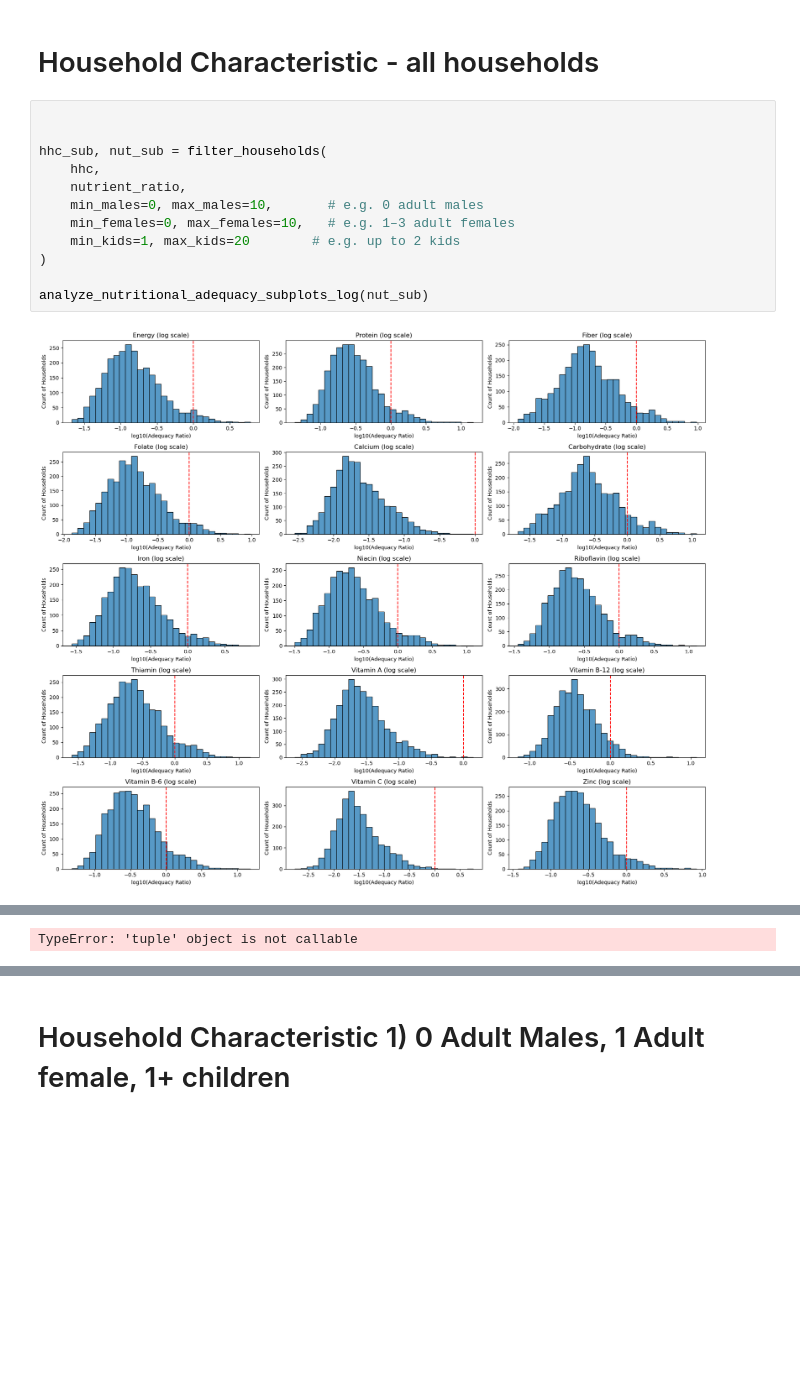
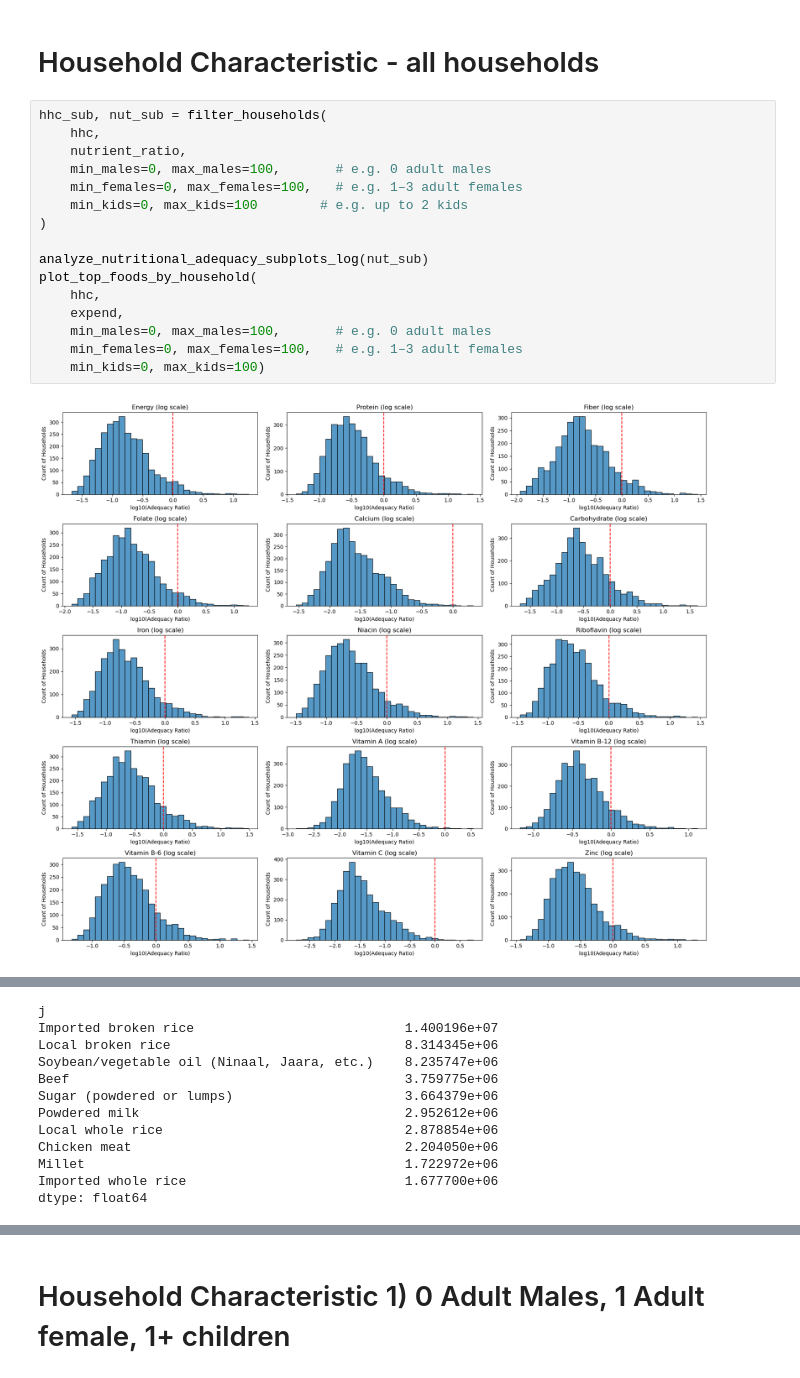
Before and after one commit to reilyfairchild/EEP153-Project-3, a Jupyter notebook: Senegal_Project_3.ipynb, the cells around one changed output, grey strips where cells are left out. Saved outputs shown, nothing was run; the diff lists cells and outputs as text; blank space fills up the shorter version.

Commit message:
added top 10 food expenditures

```diff
--- a/Senegal_Project_3.ipynb
+++ b/Senegal_Project_3.ipynb
@@ -952,16 +1158,20 @@ def analyze_nutritional_adequacy_subplots_log(
 # %% [markdown]
 # Household Characteristic - all households
 # %%
-
-
 hhc_sub, nut_sub = filter_households(
     hhc,
     nutrient_ratio,
-    min_males=0, max_males=10,       # e.g. 0 adult males
-    min_females=0, max_females=10,   # e.g. 1–3 adult females
-    min_kids=1, max_kids=20        # e.g. up to 2 kids
+    min_males=0, max_males=100,       # e.g. 0 adult males
+    min_females=0, max_females=100,   # e.g. 1–3 adult females
+    min_kids=0, max_kids=100        # e.g. up to 2 kids
 )
 
 analyze_nutritional_adequacy_subplots_log(nut_sub)
+plot_top_foods_by_household(
+    hhc,
+    expend,
+    min_males=0, max_males=100,       # e.g. 0 adult males
+    min_females=0, max_females=100,   # e.g. 1–3 adult females
+    min_kids=0, max_kids=100)
 # %% [output]
-[figure, old version]
+[figure, new version]
@@ -969,4 +1180,15 @@ analyze_nutritional_adequacy_subplots_log(nut_sub)
-TypeError: 'tuple' object is not callable
+j
+Imported broken rice                           1.400196e+07
+Local broken rice                              8.314345e+06
+Soybean/vegetable oil (Ninaal, Jaara, etc.)    8.235747e+06
+Beef                                           3.759775e+06
+Sugar (powdered or lumps)                      3.664379e+06
+Powdered milk                                  2.952612e+06
+Local whole rice                               2.878854e+06
+Chicken meat                                   2.204050e+06
+Millet                                         1.722972e+06
+Imported whole rice                            1.677700e+06
+dtype: float64
 # %%
 
 print(f'# households:{hhc_sub.shape}')
```
Also changed, not shown: parts of 30 cells of this notebook, 2 other files.
